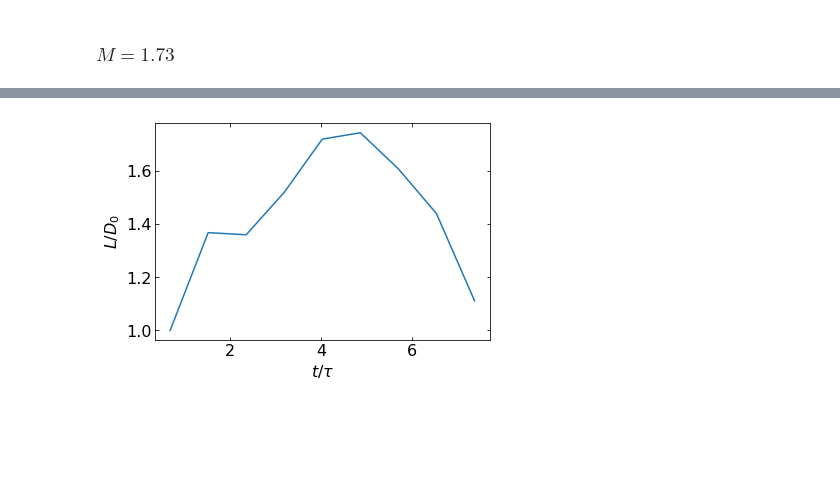
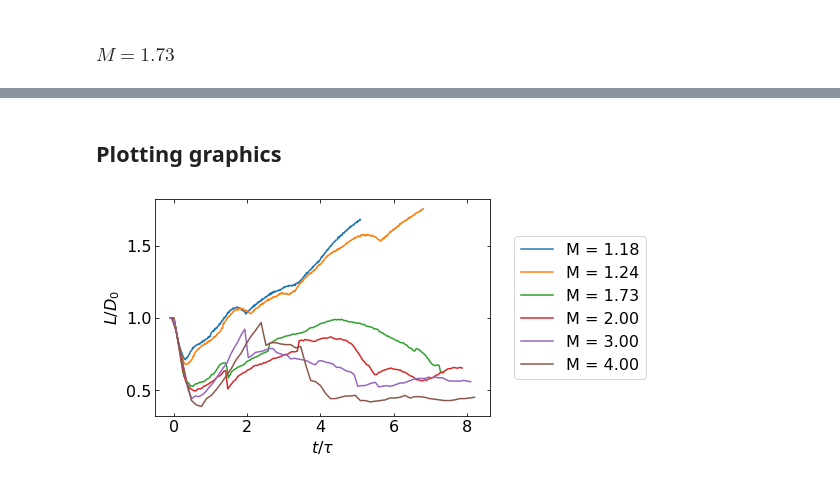
Before and after one commit to hsimplicio/bubble-shockwave-interaction, a Jupyter notebook: size_analysis/bubble_size_mesure.ipynb, the cells around one changed output, grey strips where cells are left out. Cells and saved outputs as stored; diff of their text form; code cells hidden in the pictures; blank space fills up the shorter version.

Commit message:
Improving bounding boxes definition and plots

```diff
--- a/size_analysis/bubble_size_mesure.ipynb
+++ b/size_analysis/bubble_size_mesure.ipynb
@@ -35,8 +153,8 @@ U = Uflow[f'{M:.2f}']   # m/s
 T = Db / U * 1e6    # constant of time
 
 n = 440     # number of files
-source_path = f'../visualization/images/M{M:.2f}/vis2D'
-dest_path = f'images/M{M:.2f}/'
+source_path = f'../results/M{M:.2f}/images'
+dest_path = f'../results_bubble_size/M{M:.2f}'
 
 filenames = []
 t[f'{M:.2f}'] = []
@@ -91,13 +209,21 @@ for filename in filenames:
     #print("Number of Contours found = " + str(len(contours)))
 
     # Defining the Bounding Boxes
-    xmin = np.inf
+    recs = []
+
+    for contour in contours:
+        x, y, w, h = cv2.boundingRect(contour)
+        recs.append((x, y, w, h))
+
+    recs = np.array(recs)
+
+    xmin = recs.min(axis=0)[0]
     xmax = -np.inf
     ymin = np.inf
     ymax = -np.inf
 
-    for contour in contours:
-        x, y, w, h = cv2.boundingRect(contour)
+    for rec in recs:
+        x, y, w, h = rec[0], rec[1], rec[2], rec[3]
         #cv2.rectangle(im, (x, y), (x+w, y+h), (255, 0, 0), 2)
         if x <= xmin:
             xmin = x
@@ -110,6 +236,9 @@ for filename in filenames:
     cv2.rectangle(im, (xmin, ymin), (xmax, ymax), (0, 255, 0), 2)
     cv2.putText(im, f'L: {xmax-xmin}', (xmin, ymin-10), cv2.FONT_HERSHEY_SIMPLEX, 0.9, (36,255,12), 2)
     cv2.putText(im, f'H: {ymax-ymin}', (xmax+10, int((ymin+ymax)/2)), cv2.FONT_HERSHEY_SIMPLEX, 0.9, (36,255,12), 2)
+
+    tau = t[f'{M:.2f}'][j]/T
+    cv2.putText(im, f'T: {tau:.2f}', (30, 30), cv2.FONT_HERSHEY_SIMPLEX, 0.9, (36,255,12), 2)
 
     W[f'{M:.2f}'].append(xmax-xmin)
     H[f'{M:.2f}'].append(ymax-ymin)
@@ -243,10 +757,17 @@ H[f'{M:.2f}'] = H[f'{M:.2f}']/H[f'{M:.2f}'][0]
+# %% [markdown]
+## Plotting graphics
 # %%
 plt.rcParams.update({'font.size': 16})
 plt.tick_params(direction='in', bottom=True, labelbottom=True, top=True, left=True, labelleft=True, right=True)
 plt.ylabel(r'$L/D_{0}$')
 plt.xlabel(r'$t/\tau$')
-#plt.plot(t['1.24'],W['1.24'],'-')
-plt.plot(t['1.73'],W['1.73'],'-')
+plt.plot(t['1.18'],W['1.18'])
+plt.plot(t['1.24'],W['1.24'])
+plt.plot(t['1.73'],W['1.73'])
+plt.plot(t['2.00'],W['2.00'])
+plt.plot(t['3.00'],W['3.00'])
+plt.plot(t['4.00'],W['4.00'])
+plt.legend(['M = 1.18', 'M = 1.24', 'M = 1.73', 'M = 2.00', 'M = 3.00', 'M = 4.00'], bbox_to_anchor=(1.05,0.5), loc='center left')
 plt.show()
 # %% [output]
-[figure, old version]
+[figure, new version]
```
Also changed, not shown: parts of 11 cells of this notebook.
